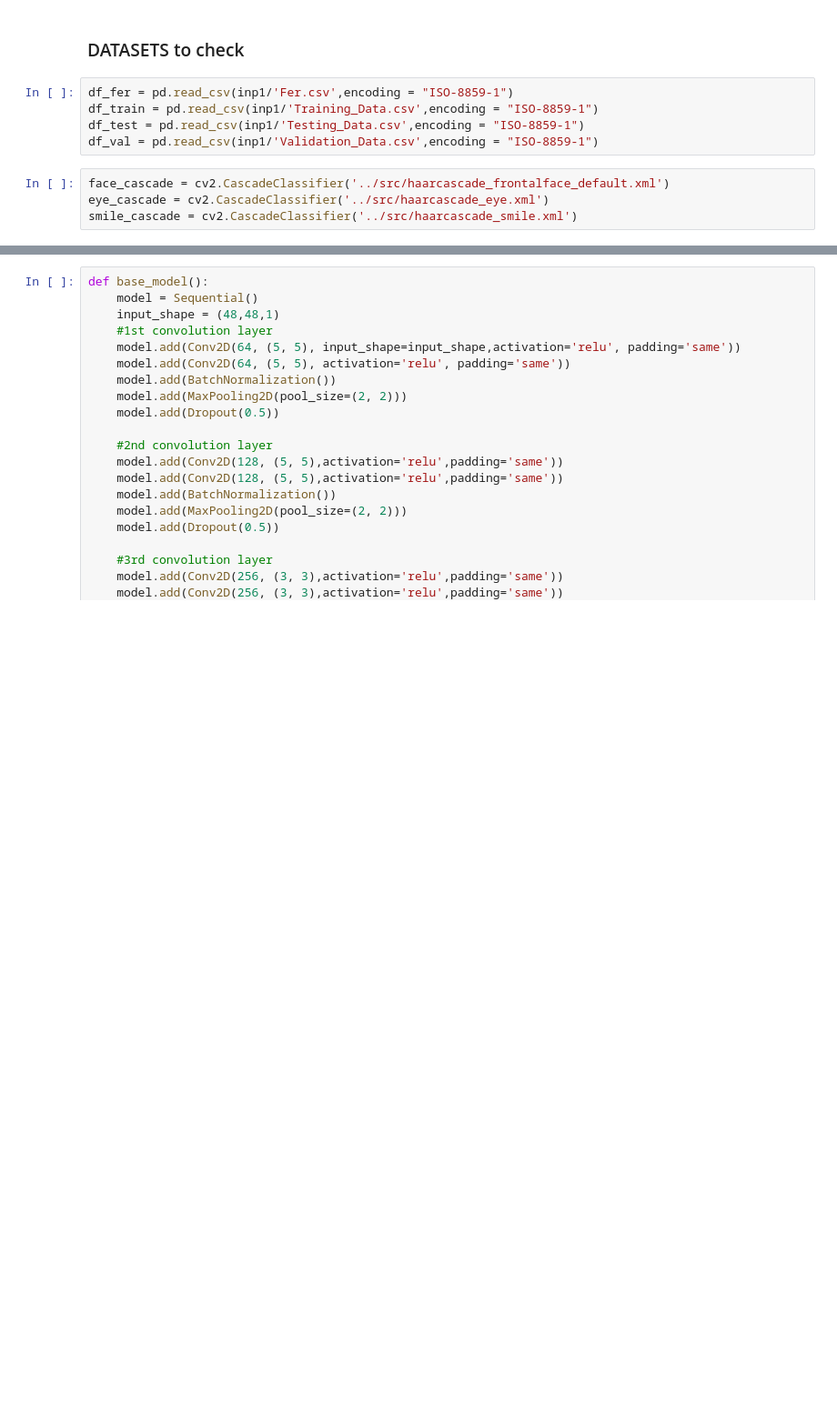
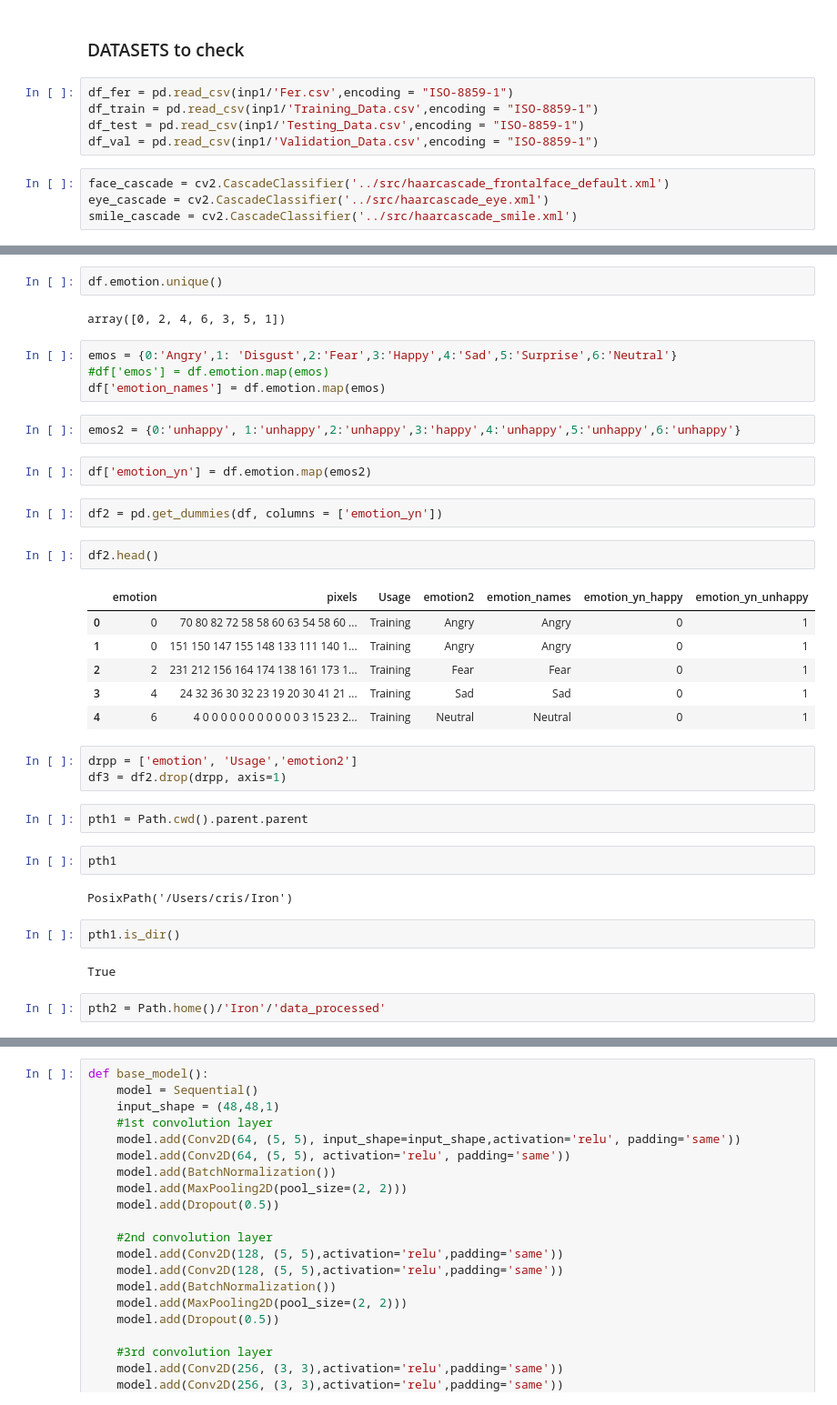
Before and after one commit to CristinaCallejo/AudienceResearch, a Jupyter notebook: notebooks/1_fer2013.ipynb, the cells around one changed output, grey strips where cells are left out. Shown at 91% size. Drawn from its saved outputs; the diff is of its cells as text; blank space fills up the shorter version.

```diff
--- a/notebooks/1_fer2013.ipynb
+++ b/notebooks/1_fer2013.ipynb
@@ -55,0 +65,38 @@ x = pd.DataFrame
+# %%
+df.emotion.unique()
+# %% [output]
+array([0, 2, 4, 6, 3, 5, 1])
+# %%
+emos = {0:'Angry',1: 'Disgust',2:'Fear',3:'Happy',4:'Sad',5:'Surprise',6:'Neutral'}
+#df['emos'] = df.emotion.map(emos)
+df['emotion_names'] = df.emotion.map(emos)
+# %%
+emos2 = {0:'unhappy', 1:'unhappy',2:'unhappy',3:'happy',4:'unhappy',5:'unhappy',6:'unhappy'}
+# %%
+df['emotion_yn'] = df.emotion.map(emos2)
+# %%
+df2 = pd.get_dummies(df, columns = ['emotion_yn'])
+# %%
+df2.head()
+# %% [output]
+|  | emotion | pixels | Usage | emotion2 | emotion_names | emotion_yn_happy | emotion_yn_unhappy |
+| 0 | 0 | 70 80 82 72 58 58 60 63 54 58 60 ... | Training | Angry | Angry | 0 | 1 |
+| 1 | 0 | 151 150 147 155 148 133 111 140 1... | Training | Angry | Angry | 0 | 1 |
+| 2 | 2 | 231 212 156 164 174 138 161 173 1... | Training | Fear | Fear | 0 | 1 |
+| 3 | 4 | 24 32 36 30 32 23 19 20 30 41 21 ... | Training | Sad | Sad | 0 | 1 |
+| 4 | 6 | 4 0 0 0 0 0 0 0 0 0 0 0 3 15 23 2... | Training | Neutral | Neutral | 0 | 1 |
+# %%
+drpp = ['emotion', 'Usage','emotion2']
+df3 = df2.drop(drpp, axis=1)
+# %%
+pth1 = Path.cwd().parent.parent
+# %%
+pth1
+# %% [output]
+PosixPath('/Users/cris/Iron')
+# %%
+pth1.is_dir()
+# %% [output]
+True
+# %%
+pth2 = Path.home()/'Iron'/'data_processed'
```
Also changed, not shown: parts of 32 cells of this notebook, 2 other files.
